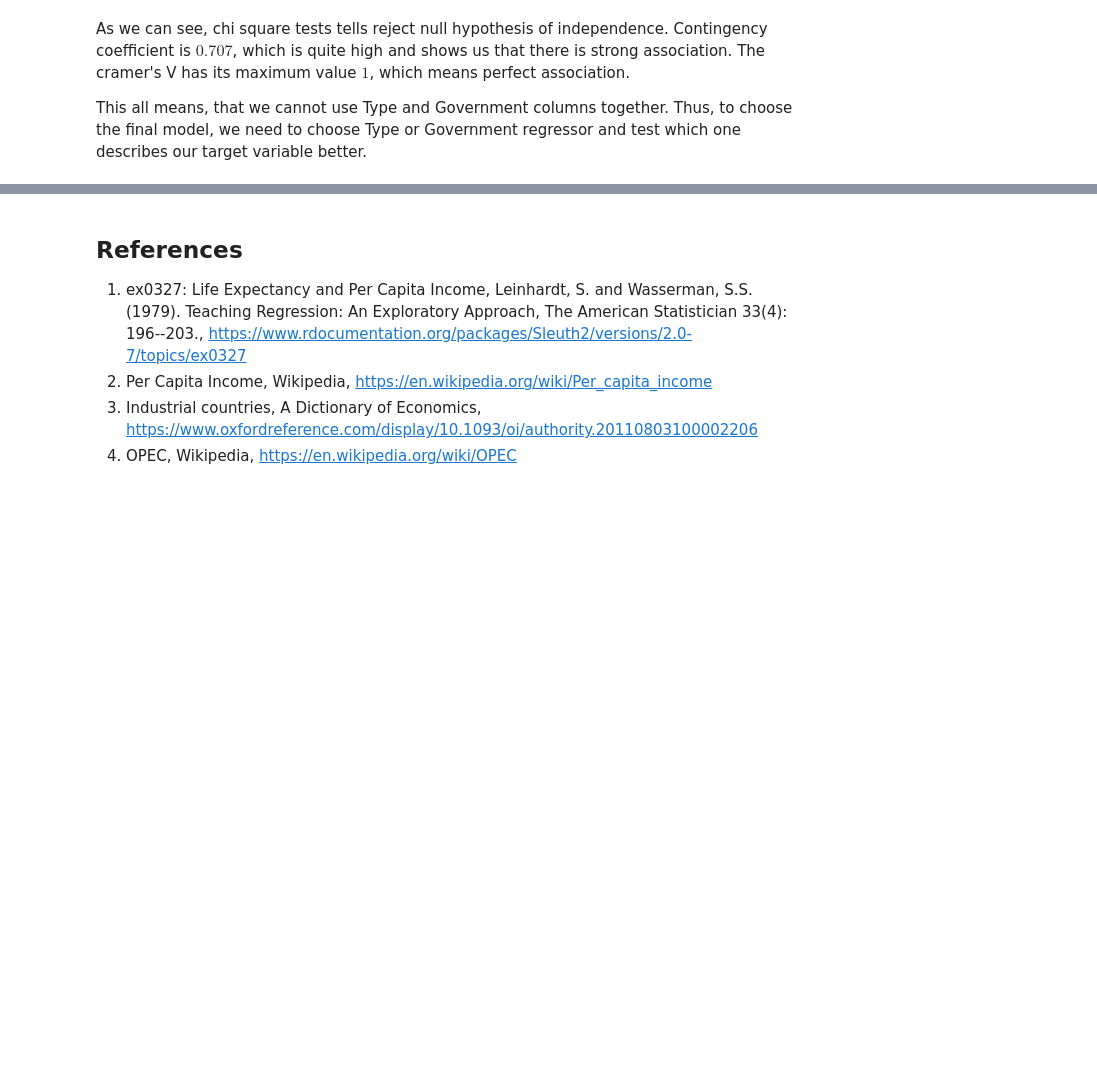
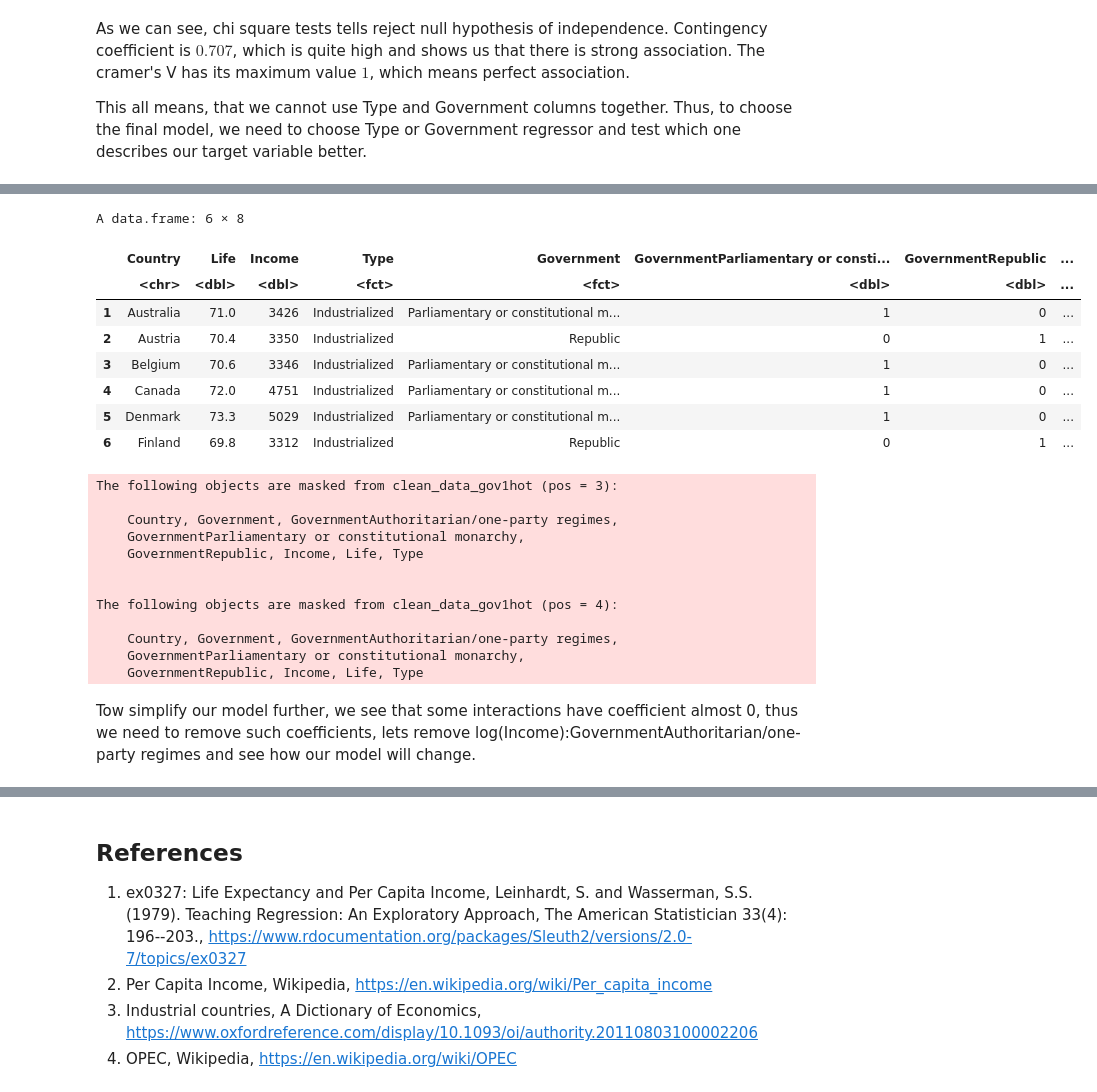
Before and after one commit to nickobard/eurostat-datasets-analysis, a Jupyter notebook: sem-2/semestral-work.ipynb, the cells around one changed output, grey strips where cells are left out. Cells and saved outputs as stored; diff of their text form; code cells hidden in the pictures; blank space fills up the shorter version.

Commit message:
sp2_bardanik_version: choose final model

```diff
--- a/sem-2/semestral-work.ipynb
+++ b/sem-2/semestral-work.ipynb
@@ -487,0 +636,28 @@ This all means, that we cannot use Type and Government columns together. Thus, t
+# %%
+clean_data_gov1hot <- cbind( clean_data, model.matrix(~ Government - 1, clean_data))
+head(clean_data_gov1hot)
+attach(clean_data_gov1hot)
+# %% [output]
+A data.frame: 6 × 8
+|  | Country | Life | Income | Type | Government | GovernmentParliamentary or consti... | GovernmentRepublic | ... |
+|  | <chr> | <dbl> | <dbl> | <fct> | <fct> | <dbl> | <dbl> | ... |
+| 1 | Australia | 71.0 | 3426 | Industrialized | Parliamentary or constitutional m... | 1 | 0 | ... |
+| 2 | Austria | 70.4 | 3350 | Industrialized | Republic | 0 | 1 | ... |
+| 3 | Belgium | 70.6 | 3346 | Industrialized | Parliamentary or constitutional m... | 1 | 0 | ... |
+| 4 | Canada | 72.0 | 4751 | Industrialized | Parliamentary or constitutional m... | 1 | 0 | ... |
+| 5 | Denmark | 73.3 | 5029 | Industrialized | Parliamentary or constitutional m... | 1 | 0 | ... |
+| 6 | Finland | 69.8 | 3312 | Industrialized | Republic | 0 | 1 | ... |
+The following objects are masked from clean_data_gov1hot (pos = 3):
+
+    Country, Government, GovernmentAuthoritarian/one-party regimes,
+    GovernmentParliamentary or constitutional monarchy,
+    GovernmentRepublic, Income, Life, Type
+
+
+The following objects are masked from clean_data_gov1hot (pos = 4):
+
+    Country, Government, GovernmentAuthoritarian/one-party regimes,
+    GovernmentParliamentary or constitutional monarchy,
+    GovernmentRepublic, Income, Life, Type
+# %% [markdown]
+Tow simplify our model further, we see that some interactions have coefficient almost 0, thus we need to remove such coefficients, lets remove log(Income):GovernmentAuthoritarian/one-party regimes and see how our model will change.
```
Also changed, not shown: parts of 18 cells of this notebook.
